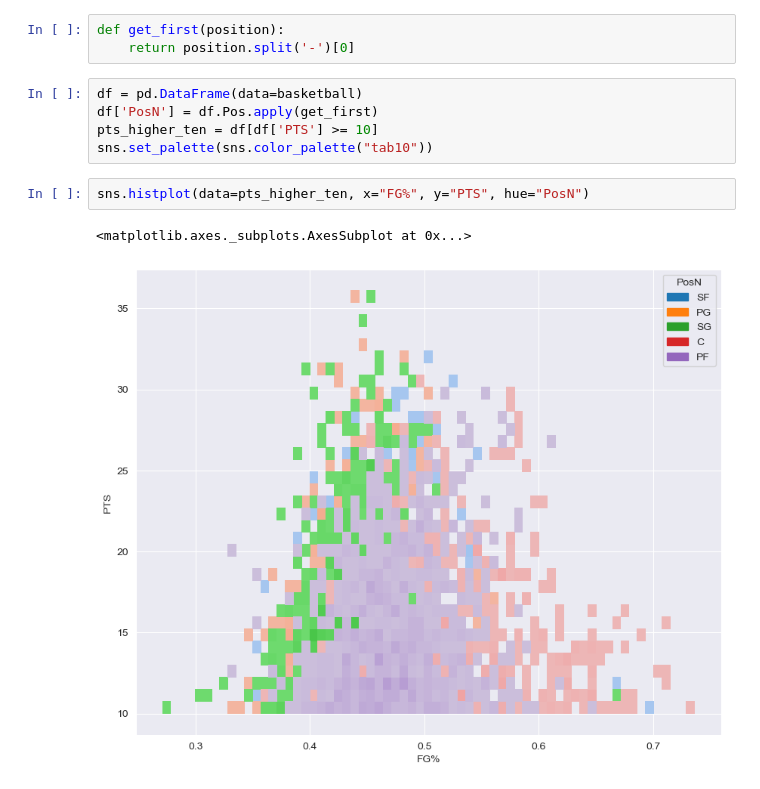
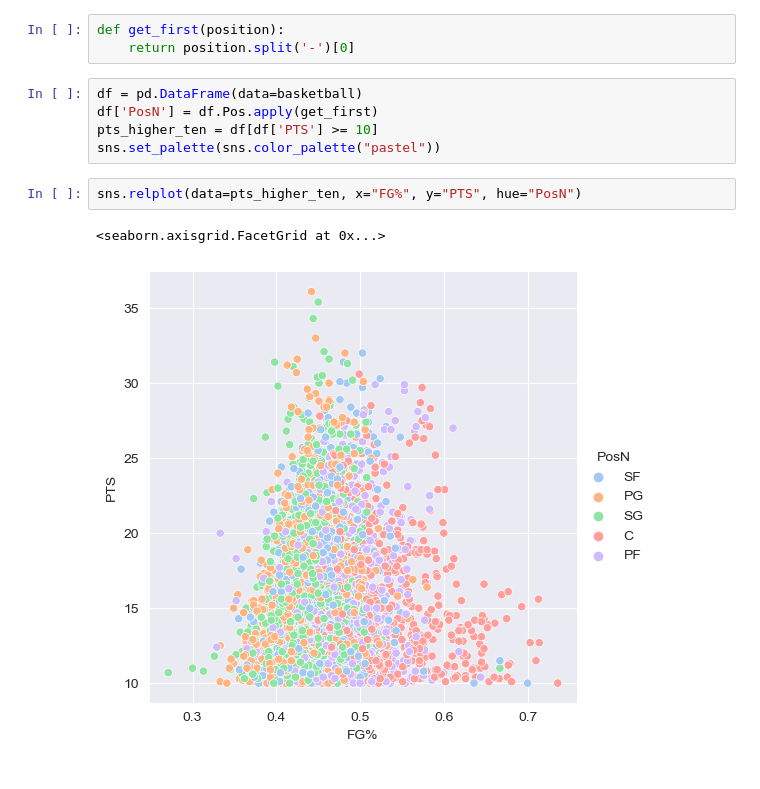
Before and after one commit to oliverpk2000/dsai-basketball, a Jupyter notebook: dsai-basketball.ipynb, the cells around one changed output. Saved outputs shown, nothing was run; the diff lists cells and outputs as text.

Commit message:
more plot

```diff
--- a/dsai-basketball.ipynb
+++ b/dsai-basketball.ipynb
@@ -30,9 +30,9 @@ def get_first(position):
 df = pd.DataFrame(data=basketball)
 df['PosN'] = df.Pos.apply(get_first)
 pts_higher_ten = df[df['PTS'] >= 10]
-sns.set_palette(sns.color_palette("tab10"))
+sns.set_palette(sns.color_palette("pastel"))
 # %%
-sns.histplot(data=pts_higher_ten, x="FG%", y="PTS", hue="PosN")
+sns.relplot(data=pts_higher_ten, x="FG%", y="PTS", hue="PosN")
 # %% [output]
-<matplotlib.axes._subplots.AxesSubplot at 0x...>
+<seaborn.axisgrid.FacetGrid at 0x...>
-[figure, old version]
+[figure, new version]
```
Also changed, not shown: parts of 4 cells of this notebook.
